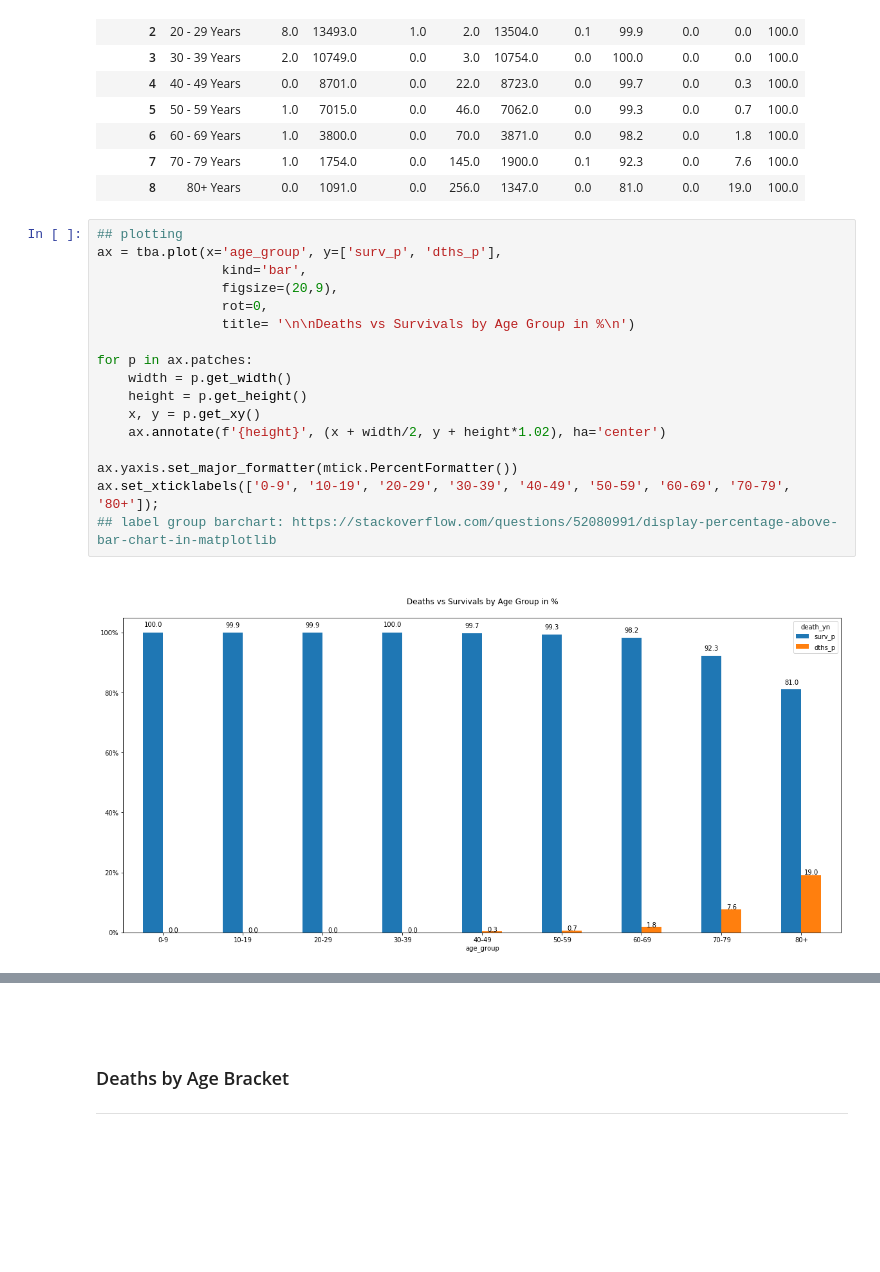
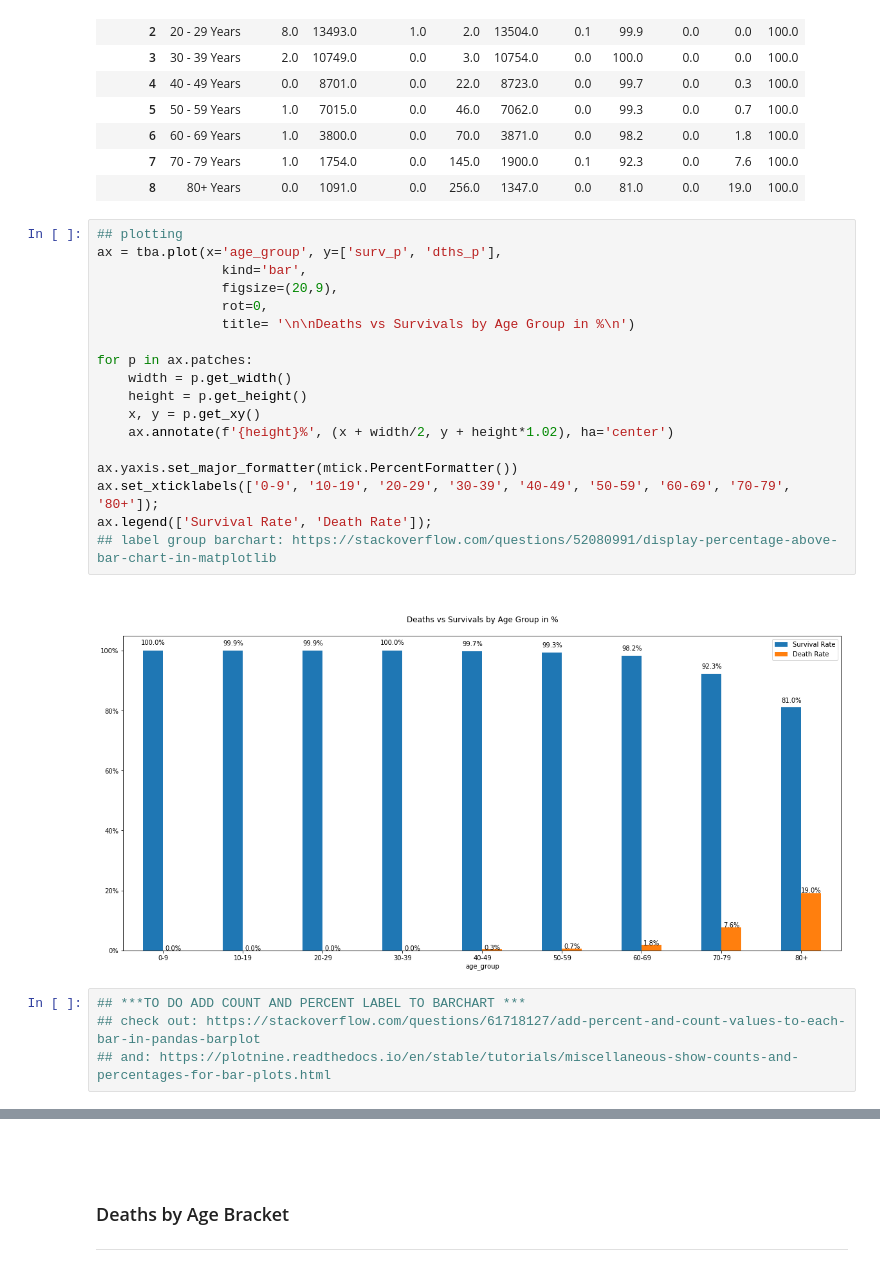
Before and after one commit to lauradahlberg/covid-19_analysis_NC, a Jupyter notebook: exploring_mecklenburg_covid_CDC_data.ipynb, the cells around one changed output, grey strips where cells are left out. Drawn from its saved outputs; the diff is of its cells as text; blank space fills up the shorter version.

Commit message:
edit legend deaths vs survivals rate by age group

```diff
--- a/exploring_mecklenburg_covid_CDC_data.ipynb
+++ b/exploring_mecklenburg_covid_CDC_data.ipynb
@@ -203,22 +203,27 @@ tba
 # %%
 ## plotting
 ax = tba.plot(x='age_group', y=['surv_p', 'dths_p'],
                 kind='bar',
                 figsize=(20,9),
                 rot=0,
                 title= '\n\nDeaths vs Survivals by Age Group in %\n')
 
 for p in ax.patches:
     width = p.get_width()
     height = p.get_height()
     x, y = p.get_xy()
-    ax.annotate(f'{height}', (x + width/2, y + height*1.02), ha='center')
+    ax.annotate(f'{height}%', (x + width/2, y + height*1.02), ha='center')
 
 ax.yaxis.set_major_formatter(mtick.PercentFormatter())
 ax.set_xticklabels(['0-9', '10-19', '20-29', '30-39', '40-49', '50-59', '60-69', '70-79', '80+']);
+ax.legend(['Survival Rate', 'Death Rate']);
 ## label group barchart: https://stackoverflow.com/questions/52080991/display-percentage-above-bar-chart-in-matplotlib
 # %% [output]
-[figure, old version]
+[figure, new version]
+# %%
+## ***TO DO ADD COUNT AND PERCENT LABEL TO BARCHART ***
+## check out: https://stackoverflow.com/questions/61718127/add-percent-and-count-values-to-each-bar-in-pandas-barplot
+## and: https://plotnine.readthedocs.io/en/stable/tutorials/miscellaneous-show-counts-and-percentages-for-bar-plots.html
 # %%
 ## calculating and plotting  monthly Death percentage by age bracket
 # tba[['Missing', 'surv', 'Unknown', 'deaths']].sum().astype(int)
```
Also changed, not shown: parts of 4 cells of this notebook, 1 other file.
